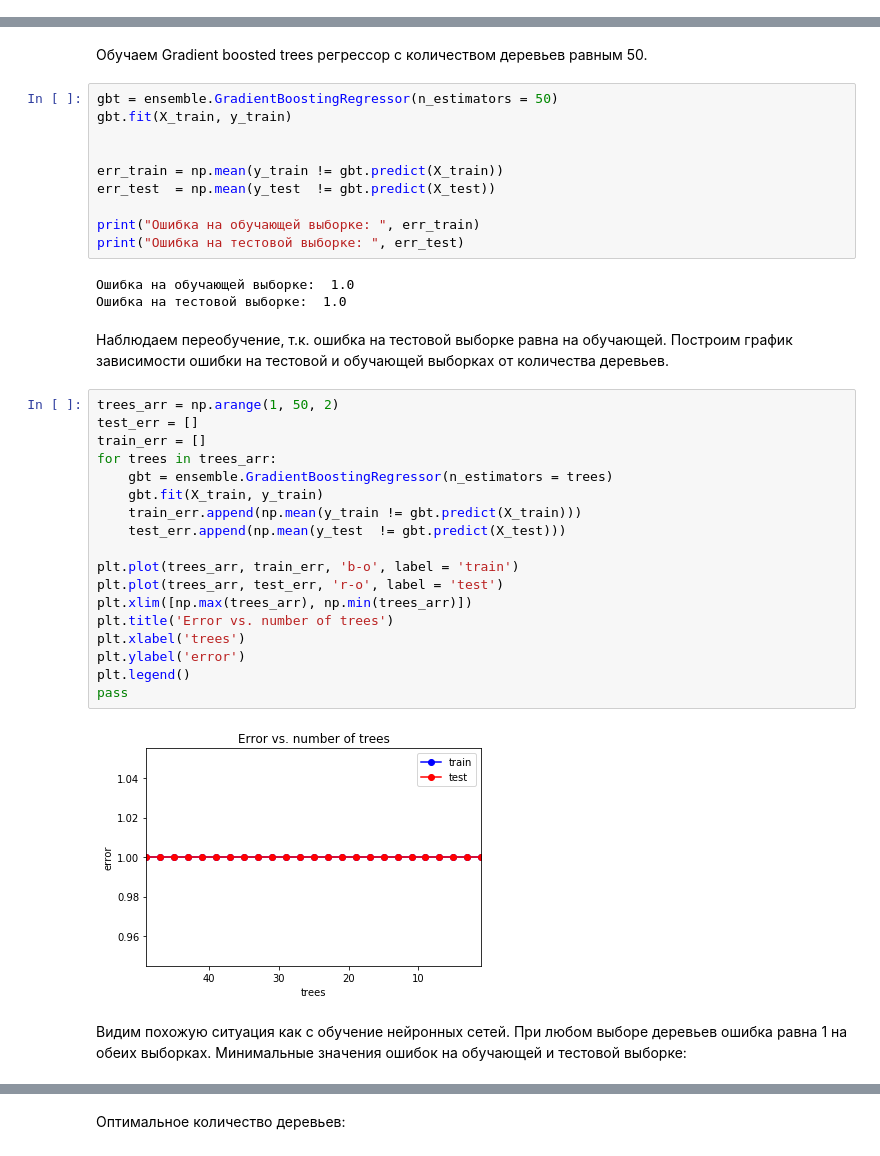
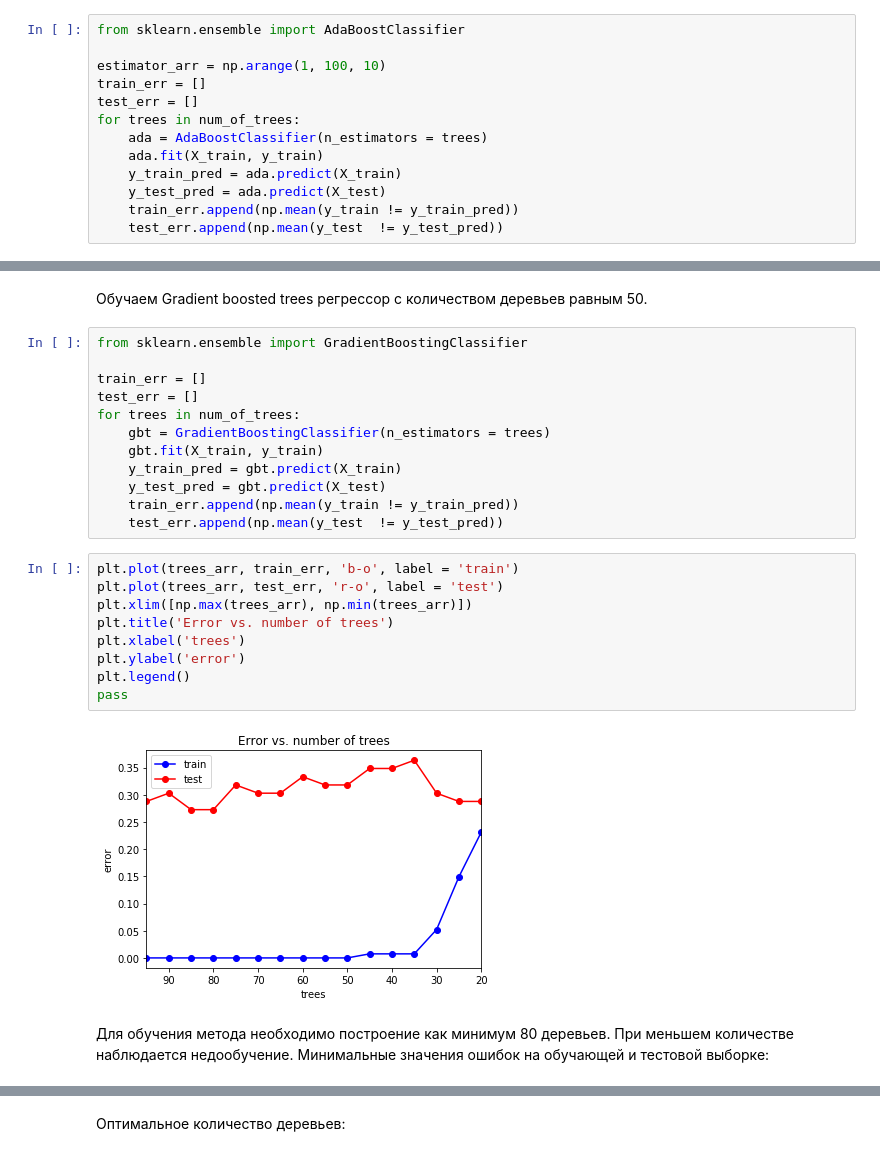
Before and after one commit to DavidFalcon/unn_mag, a Jupyter notebook: settlers.ipynb, the cells around one changed output, grey strips where cells are left out. Drawn from its saved outputs; the diff is of its cells as text.

```diff
--- a/settlers.ipynb
+++ b/settlers.ipynb
@@ -981 +1020,14 @@ print("Ошибка на тестовой выборке: ", err_test)
+# %%
+from sklearn.ensemble import AdaBoostClassifier
+
+estimator_arr = np.arange(1, 100, 10)
+train_err = []
+test_err = []
+for trees in num_of_trees:
+    ada = AdaBoostClassifier(n_estimators = trees)
+    ada.fit(X_train, y_train)
+    y_train_pred = ada.predict(X_train)
+    y_test_pred = ada.predict(X_test)
+    train_err.append(np.mean(y_train != y_train_pred))
+    test_err.append(np.mean(y_test  != y_test_pred))
 # %%
@@ -1022,45 +1067,32 @@ print(estimator_opt)
 ## Gradient boosted trees
 # %% [markdown]
 Обучаем Gradient boosted trees регрессор с количеством деревьев равным 50.
-# %%
-gbt = ensemble.GradientBoostingRegressor(n_estimators = 50)
-gbt.fit(X_train, y_train)
-
-
-err_train = np.mean(y_train != gbt.predict(X_train))
-err_test  = np.mean(y_test  != gbt.predict(X_test))
-
-print("Ошибка на обучающей выборке: ", err_train)
-print("Ошибка на тестовой выборке: ", err_test)
-# %% [output]
-Ошибка на обучающей выборке:  1.0
-Ошибка на тестовой выборке:  1.0
-# %% [markdown]
-Наблюдаем переобучение, т.к. ошибка на тестовой выборке равна на обучающей.
-Построим график зависимости ошибки на тестовой и обучающей выборках от количества деревьев.
+# %%
+from sklearn.ensemble import GradientBoostingClassifier
+
+train_err = []
+test_err = []
+for trees in num_of_trees:
+    gbt = GradientBoostingClassifier(n_estimators = trees)
+    gbt.fit(X_train, y_train)
+    y_train_pred = gbt.predict(X_train)
+    y_test_pred = gbt.predict(X_test)
+    train_err.append(np.mean(y_train != y_train_pred))
+    test_err.append(np.mean(y_test  != y_test_pred))
 # %%
-trees_arr = np.arange(1, 50, 2)
-test_err = []
-train_err = []
-for trees in trees_arr:
-    gbt = ensemble.GradientBoostingRegressor(n_estimators = trees)
-    gbt.fit(X_train, y_train)
-    train_err.append(np.mean(y_train != gbt.predict(X_train)))
-    test_err.append(np.mean(y_test  != gbt.predict(X_test)))
-
 plt.plot(trees_arr, train_err, 'b-o', label = 'train')
 plt.plot(trees_arr, test_err, 'r-o', label = 'test')
 plt.xlim([np.max(trees_arr), np.min(trees_arr)])
 plt.title('Error vs. number of trees')
 plt.xlabel('trees')
 plt.ylabel('error')
 plt.legend()
 pass
 # %% [output]
-[figure, old version]
+[figure, new version]
-# %% [markdown]
-Видим похожую ситуация как с обучение нейронных сетей. При любом выборе деревьев ошибка равна 1 на обеих выборках.
-Минимальные значения ошибок на обучающей и тестовой выборке:
+# %% [markdown]
+Для обучения метода необходимо построение как минимум 80 деревьев. При меньшем количестве наблюдается недообучение.
+Минимальные значения ошибок на обучающей и тестовой выборке:
 # %%
 min_train_err = np.min(train_err)
 min_test_err = np.min(test_err)
```
Also changed, not shown: parts of 86 cells of this notebook.
